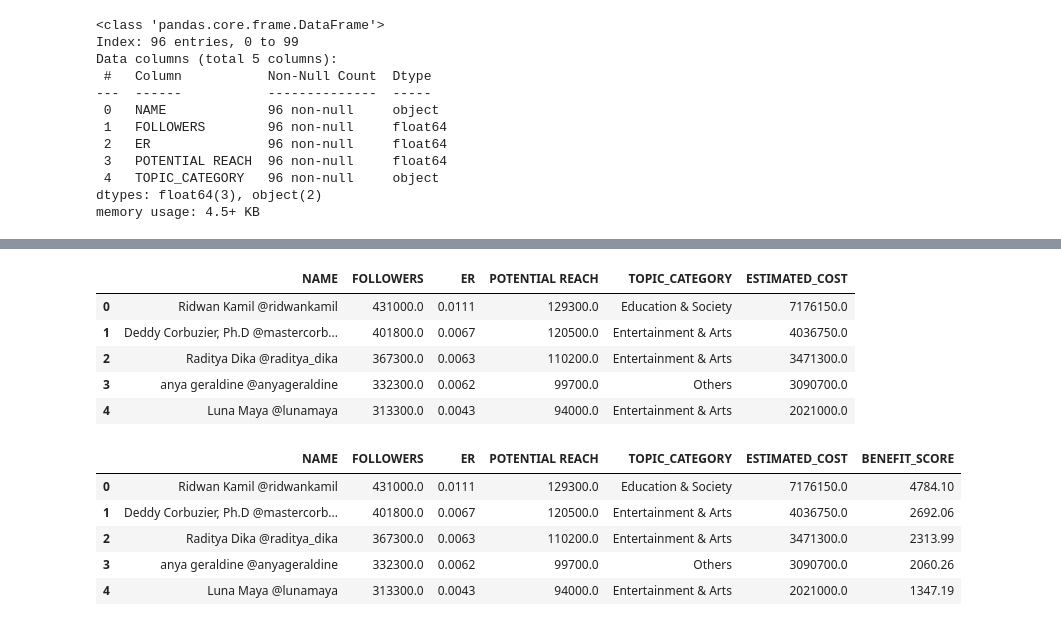
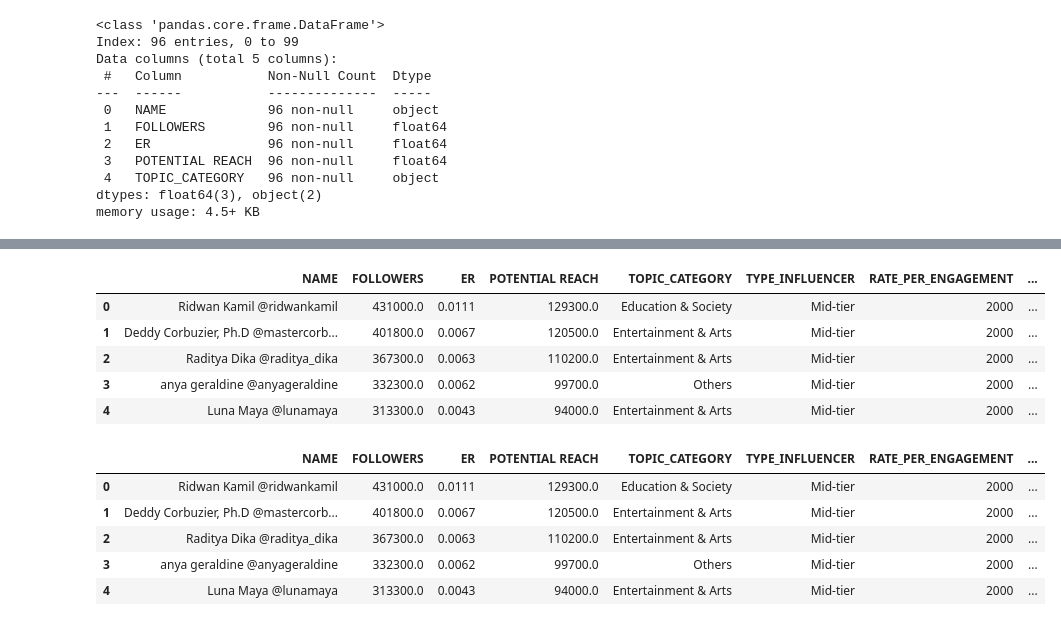
Before and after one commit to zakiBAEEE/Tugas-Akhir-Strategi-Algoritmik, a Jupyter notebook: notebook/threads_preprocess.ipynb, the cells around one changed output, grey strips where cells are left out. Drawn from its saved outputs; the diff is of its cells as text; code cells hidden in the pictures.

Commit message:
Add rate per engagement column in dataset

```diff
--- a/notebook/threads_preprocess.ipynb
+++ b/notebook/threads_preprocess.ipynb
@@ -192,3 +192,17 @@ Data columns (total 5 columns):
  4   TOPIC_CATEGORY   96 non-null     object
 dtypes: float64(3), object(2)
 memory usage: 4.5+ KB
+# %%
+def classify_type(followers):
+    if followers < 10_000:
+        return 'Nano'
+    elif followers < 50_000:
+        return 'Micro'
+    elif followers < 500_000:
+        return 'Mid-tier'
+    elif followers < 1_000_000:
+        return 'Macro'
+    else:
+        return 'Mega'
+
+df['TYPE_INFLUENCER'] = df['FOLLOWERS'].apply(classify_type)
@@ -194,0 +218,10 @@ memory usage: 4.5+ KB
+# %%
+rate_map = {
+    'Nano': 500,
+    'Micro': 1000,
+    'Mid-tier': 2000,
+    'Macro': 3000,
+    'Mega': 5000
+}
+
+df['RATE_PER_ENGAGEMENT'] = df['TYPE_INFLUENCER'].map(rate_map)
@@ -195,23 +237,23 @@ memory usage: 4.5+ KB
 # %%
-df['ESTIMATED_COST'] = (df['POTENTIAL REACH'] * df['ER']) * 5000
+df['ESTIMATED_COST'] = (df['POTENTIAL REACH'] * df['ER']) * df['RATE_PER_ENGAGEMENT']
 df.head()
 # %% [output]
-|  | NAME | FOLLOWERS | ER | POTENTIAL REACH | TOPIC_CATEGORY | ESTIMATED_COST |
-| 0 | Ridwan Kamil @ridwankamil | 431000.0 | 0.0111 | 129300.0 | Education & Society | 7176150.0 |
-| 1 | Deddy Corbuzier, Ph.D @mastercorb... | 401800.0 | 0.0067 | 120500.0 | Entertainment & Arts | 4036750.0 |
-| 2 | Raditya Dika @raditya_dika | 367300.0 | 0.0063 | 110200.0 | Entertainment & Arts | 3471300.0 |
-| 3 | anya geraldine @anyageraldine | 332300.0 | 0.0062 | 99700.0 | Others | 3090700.0 |
-| 4 | Luna Maya @lunamaya | 313300.0 | 0.0043 | 94000.0 | Entertainment & Arts | 2021000.0 |
+|  | NAME | FOLLOWERS | ER | POTENTIAL REACH | TOPIC_CATEGORY | TYPE_INFLUENCER | RATE_PER_ENGAGEMENT | ... |
+| 0 | Ridwan Kamil @ridwankamil | 431000.0 | 0.0111 | 129300.0 | Education & Society | Mid-tier | 2000 | ... |
+| 1 | Deddy Corbuzier, Ph.D @mastercorb... | 401800.0 | 0.0067 | 120500.0 | Entertainment & Arts | Mid-tier | 2000 | ... |
+| 2 | Raditya Dika @raditya_dika | 367300.0 | 0.0063 | 110200.0 | Entertainment & Arts | Mid-tier | 2000 | ... |
+| 3 | anya geraldine @anyageraldine | 332300.0 | 0.0062 | 99700.0 | Others | Mid-tier | 2000 | ... |
+| 4 | Luna Maya @lunamaya | 313300.0 | 0.0043 | 94000.0 | Entertainment & Arts | Mid-tier | 2000 | ... |
 # %%
 df['BENEFIT_SCORE'] = (df['FOLLOWERS'] * df['ER'])
 df.head()
 # %% [output]
-|  | NAME | FOLLOWERS | ER | POTENTIAL REACH | TOPIC_CATEGORY | ESTIMATED_COST | BENEFIT_SCORE |
-| 0 | Ridwan Kamil @ridwankamil | 431000.0 | 0.0111 | 129300.0 | Education & Society | 7176150.0 | 4784.10 |
-| 1 | Deddy Corbuzier, Ph.D @mastercorb... | 401800.0 | 0.0067 | 120500.0 | Entertainment & Arts | 4036750.0 | 2692.06 |
-| 2 | Raditya Dika @raditya_dika | 367300.0 | 0.0063 | 110200.0 | Entertainment & Arts | 3471300.0 | 2313.99 |
-| 3 | anya geraldine @anyageraldine | 332300.0 | 0.0062 | 99700.0 | Others | 3090700.0 | 2060.26 |
-| 4 | Luna Maya @lunamaya | 313300.0 | 0.0043 | 94000.0 | Entertainment & Arts | 2021000.0 | 1347.19 |
+|  | NAME | FOLLOWERS | ER | POTENTIAL REACH | TOPIC_CATEGORY | TYPE_INFLUENCER | RATE_PER_ENGAGEMENT | ... |
+| 0 | Ridwan Kamil @ridwankamil | 431000.0 | 0.0111 | 129300.0 | Education & Society | Mid-tier | 2000 | ... |
+| 1 | Deddy Corbuzier, Ph.D @mastercorb... | 401800.0 | 0.0067 | 120500.0 | Entertainment & Arts | Mid-tier | 2000 | ... |
+| 2 | Raditya Dika @raditya_dika | 367300.0 | 0.0063 | 110200.0 | Entertainment & Arts | Mid-tier | 2000 | ... |
+| 3 | anya geraldine @anyageraldine | 332300.0 | 0.0062 | 99700.0 | Others | Mid-tier | 2000 | ... |
+| 4 | Luna Maya @lunamaya | 313300.0 | 0.0043 | 94000.0 | Entertainment & Arts | Mid-tier | 2000 | ... |
 # %%
 output_path = '../data/fix/threads_cleaned.csv'  # Sesuaikan nama file sesuai platform
 df.to_csv(output_path, index=False)
```
Also changed, not shown: parts of 2 cells of this notebook, 3 other files.
